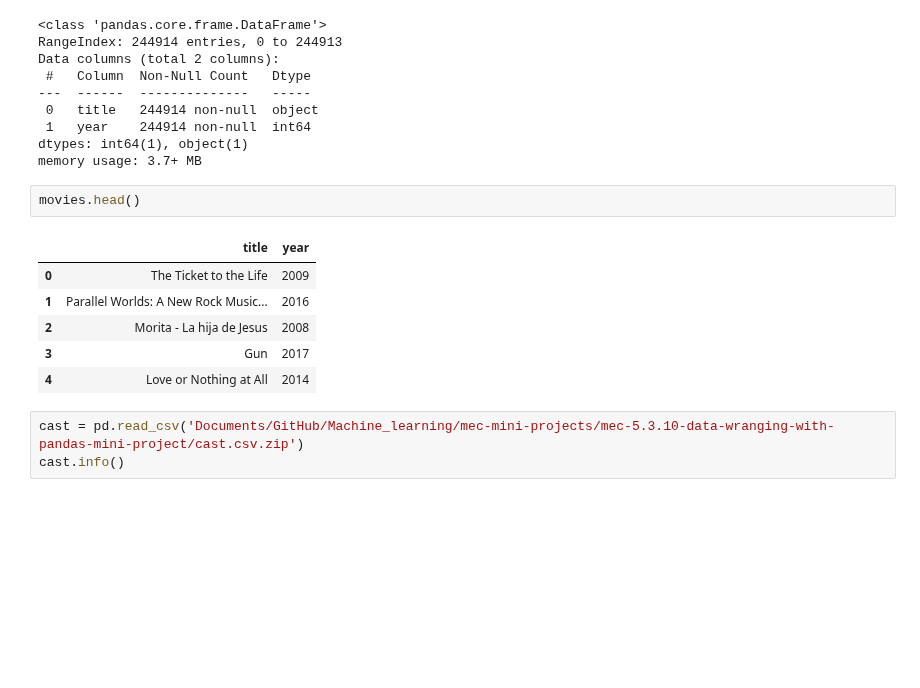
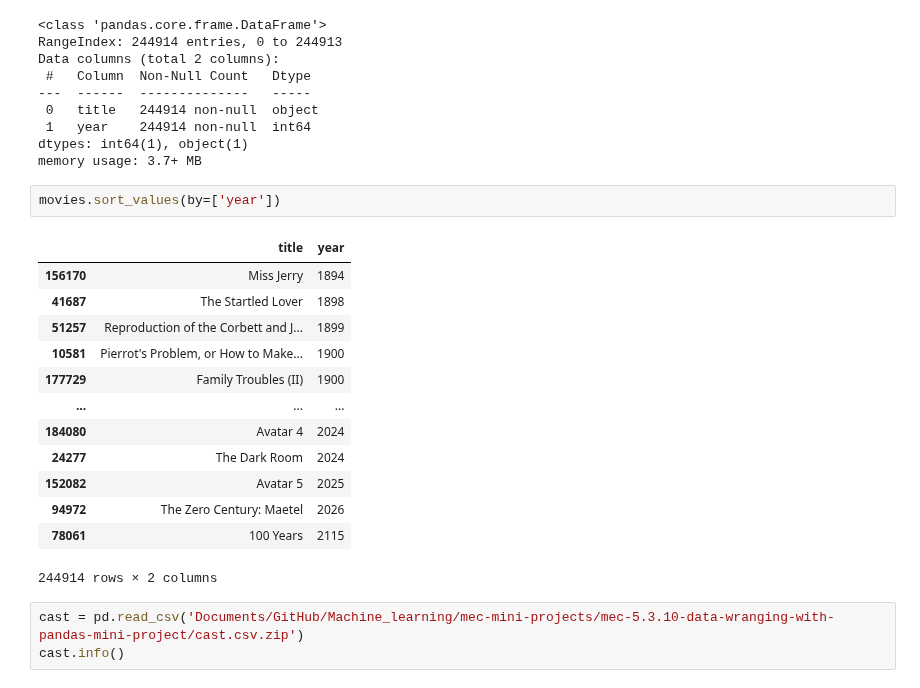
Before and after one commit to springboard-curriculum/mec-mini-projects, a Jupyter notebook: mec-5.3.10-data-wranging-with-pandas-mini-project/mec-5.3.10-data-wranging-with-panda.ipynb, the cells around one changed output. Saved outputs shown, nothing was run; the diff lists cells and outputs as text; blank space fills up the shorter version.

```diff
--- a/mec-5.3.10-data-wranging-with-pandas-mini-project/mec-5.3.10-data-wranging-with-panda.ipynb
+++ b/mec-5.3.10-data-wranging-with-pandas-mini-project/mec-5.3.10-data-wranging-with-panda.ipynb
@@ -24,14 +24,21 @@ Data columns (total 2 columns):
 dtypes: int64(1), object(1)
 memory usage: 3.7+ MB
 # %%
-movies.head()
+movies.sort_values(by=['year'])
 # %% [output]
 |  | title | year |
-| 0 | The Ticket to the Life | 2009 |
-| 1 | Parallel Worlds: A New Rock Music... | 2016 |
-| 2 | Morita - La hija de Jesus | 2008 |
-| 3 | Gun | 2017 |
-| 4 | Love or Nothing at All | 2014 |
+| 156170 | Miss Jerry | 1894 |
+| 41687 | The Startled Lover | 1898 |
+| 51257 | Reproduction of the Corbett and J... | 1899 |
+| 10581 | Pierrot's Problem, or How to Make... | 1900 |
+| 177729 | Family Troubles (II) | 1900 |
+| ... | ... | ... |
+| 184080 | Avatar 4 | 2024 |
+| 24277 | The Dark Room | 2024 |
+| 152082 | Avatar 5 | 2025 |
+| 94972 | The Zero Century: Maetel | 2026 |
+| 78061 | 100 Years | 2115 |
+244914 rows × 2 columns
 # %%
 cast = pd.read_csv('Documents/GitHub/Machine_learning/mec-mini-projects/mec-5.3.10-data-wranging-with-pandas-mini-project/cast.csv.zip')
 cast.info()
```
Also changed, not shown: parts of 19 cells of this notebook.
